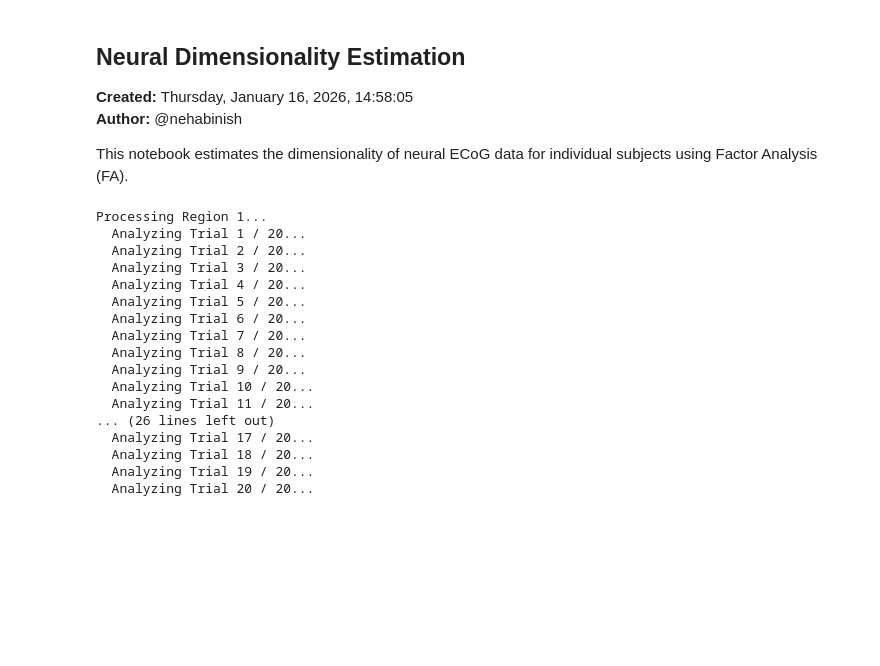
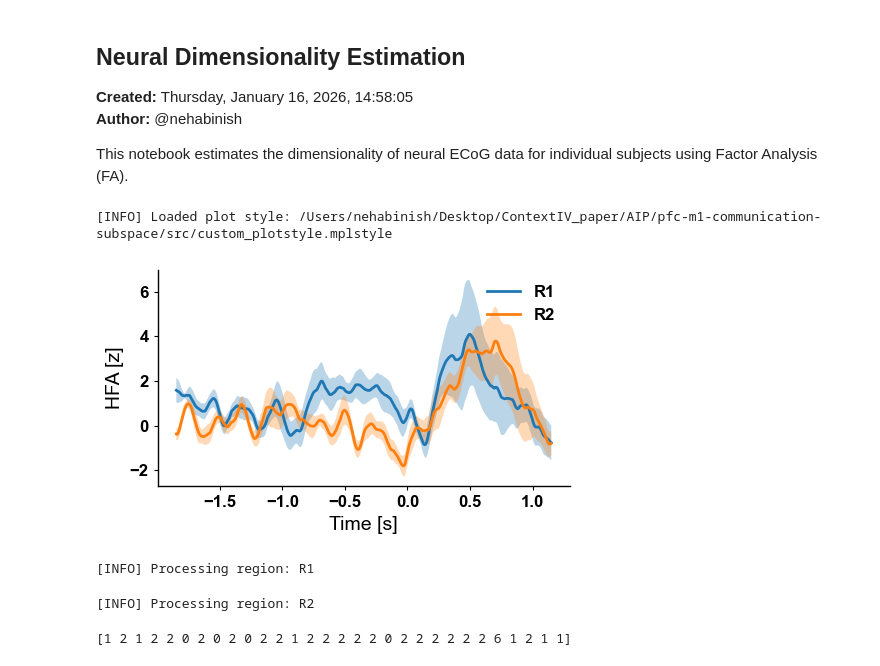
Before and after one commit to nehabinish/pfc-m1-communication-subspace, a Jupyter notebook: scripts/check-data-dimensionality.ipynb, the cells around one changed output. Drawn from its saved outputs; the diff is of its cells as text; code cells hidden in the pictures; blank space fills up the shorter version.

Commit message:
added dimreduction_utils.py and made executable notebook check-data-dimensionality.ipynb

```diff
--- a/scripts/check-data-dimensionality.ipynb
+++ b/scripts/check-data-dimensionality.ipynb
@@ -65,4 +67,14 @@ rng = np.random.default_rng(42)
 data_path = os.path.join(parent_dir, 'data', 'demo_data.pkl')
 with open(data_path, 'rb') as f:
     data = pickle.load(f)
+# %%
+# %% == Plot example data ==
+
+apply_plot_style()
+fig1, ax1 = plt.subplots()
+fig1 = plot_neural_data(data, fig=fig1, ax=ax1, regions=('R1', 'R2'))
+plt.show()
+# %% [output]
+[INFO] Loaded plot style: /Users/nehabinish/Desktop/ContextIV_paper/AIP/pfc-m1-communication-subspace/src/custom_plotstyle.mplstyle
+[figure, added]
 # %%
@@ -105,53 +179,12 @@ def find_data_dimensionality(data):
 # %%
-# %% == Estimate data dimensionality ==
+# %% == Estimate dimensionality for regions R1 and R2 ==
 
-nTrials = len(data['trial_type'])   # Number of trials in the dataset
-R1_trials = data['R1']              # Trial data for brain region R1
-R2_trials = data['R2']              # Trial data for brain region R2
-nRegions = 2                        # Number of brain regions (R1 and R2)
-
-Results = {}
-
-# Loop over single trials
-for r_idx in range(nRegions):
-    print(f"Processing Region {r_idx + 1}...")
-
-    if r_idx == 0:
-        region_data = R1_trials
-        region_name = 'R1'
-    else:
-        region_data = R2_trials
-        region_name = 'R2'
-
-    single_trial_dims, single_trial_expvar = [], []
-    for trial_no in range(nTrials):
-        print(f"  Analyzing Trial {trial_no + 1} / {nTrials}...")
-        region_single_trial = region_data[trial_no, :, :]
-
-        dim, expvar = find_data_dimensionality(region_single_trial.T)
-        single_trial_dims.append(dim)
-        single_trial_expvar.append(expvar)
-
-    Results[region_name] = {
-        'dims': single_trial_dims,
-        'expvar': single_trial_expvar
-    }
+Results = estimate_single_trial_dimensionality(data, verbose=True)
 # %% [output]
-Processing Region 1...
-  Analyzing Trial 1 / 20...
-  Analyzing Trial 2 / 20...
-  Analyzing Trial 3 / 20...
-  Analyzing Trial 4 / 20...
-  Analyzing Trial 5 / 20...
-  Analyzing Trial 6 / 20...
-  Analyzing Trial 7 / 20...
-  Analyzing Trial 8 / 20...
-  Analyzing Trial 9 / 20...
-  Analyzing Trial 10 / 20...
-  Analyzing Trial 11 / 20...
-... (26 lines left out)
-  Analyzing Trial 17 / 20...
-  Analyzing Trial 18 / 20...
-  Analyzing Trial 19 / 20...
-  Analyzing Trial 20 / 20...
+[INFO] Processing region: R1
+[INFO] Processing region: R2
+# %%
+print(Results['R1']['dims'])
+# %% [output]
+[1 2 1 2 2 0 2 0 2 0 2 2 1 2 2 2 2 2 0 2 2 2 2 2 2 6 1 2 1 1]
 # %%
```
Also changed, not shown: parts of 3 cells of this notebook, 4 other files.
